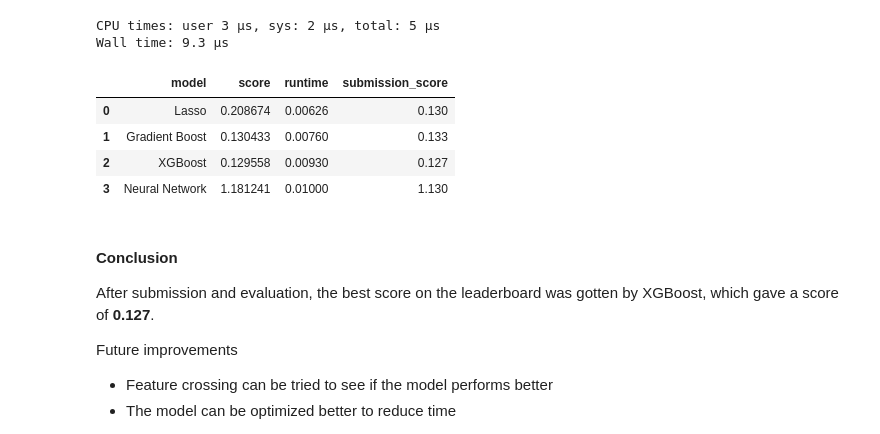
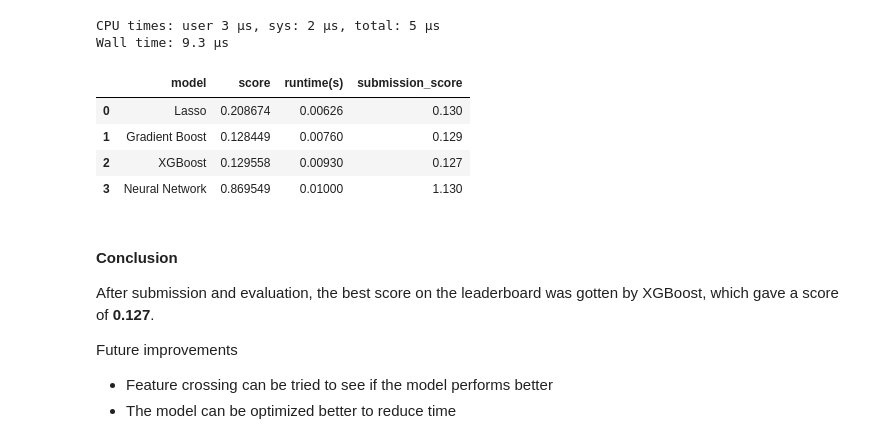
Before and after one commit to linda-oranya/house_prediction_with_boosting_techniques_and_pipelines, a Jupyter notebook: pricing_prediction_with_boosting_pipelines.ipynb, the cells around one changed output. Saved outputs shown, nothing was run; the diff lists cells and outputs as text; code cells hidden in the pictures.

Commit message:
Tried to improved neural network scores, changed all variables to snakecase

```diff
--- a/pricing_prediction_with_boosting_pipelines.ipynb
+++ b/pricing_prediction_with_boosting_pipelines.ipynb
@@ -303,9 +303,9 @@ preprocessor = ColumnTransformer(remainder='passthrough',
          sparse_threshold=0.0,)
 # %%
 data_processor = Pipeline(
-                     steps=[('add_feature', AddFeature()),
+                     steps=[('add_feature', AddFeature(additional=2)),
                      ('drop_cols',DropCols()),
                      ('pre_processing',preprocessor)])
 # %%
-data_processor.fit(trainNoPrice)
+data_processor.fit(trainnoprice)
 # %% [output]
@@ -327,7 +327,7 @@ Pipeline(steps=[('add_feature', AddFeature()), ('drop_cols', DropCols()),
                                                    'HeatingQC', 'CentralAir',
                                                    'Electrical', ...])]))])
 # %%
-traindf = data_processor.transform(trainNoPrice)
+traindf = data_processor.transform(trainnoprice)
 # %%
 traindf = pd.DataFrame(traindf)
 # %%
@@ -541,18 +541,18 @@ model_ = ['Lasso','Gradient Boost','XGBoost','Neural Network']
 scores = [lasso_rmse,gbr_rmse,xgb_rmse,nn_rmse]
 run_times = [0.00626,0.0076,0.0093,0.01]
 # %%
-kaggle_scores = [0.130,0.133,0.127,1.13]
+kaggle_scores = [0.130,0.129,0.127,1.13]
 # %%
 pd.DataFrame({'model':model_,
              'score': scores,
-             'runtime':run_times,
+             'runtime(s)':run_times,
              'submission_score':kaggle_scores})
 # %% [output]
-|  | model | score | runtime | submission_score |
+|  | model | score | runtime(s) | submission_score |
 | 0 | Lasso | 0.208674 | 0.00626 | 0.130 |
-| 1 | Gradient Boost | 0.130433 | 0.00760 | 0.133 |
+| 1 | Gradient Boost | 0.128449 | 0.00760 | 0.129 |
 | 2 | XGBoost | 0.129558 | 0.00930 | 0.127 |
-| 3 | Neural Network | 1.181241 | 0.01000 | 1.130 |
+| 3 | Neural Network | 0.869549 | 0.01000 | 1.130 |
 # %% [markdown]
 #### Conclusion
 After submission and evaluation, the best score on the leaderboard was gotten by XGBoost, which gave a score of **0.127**.
```
Also changed, not shown: parts of 10 cells of this notebook.
